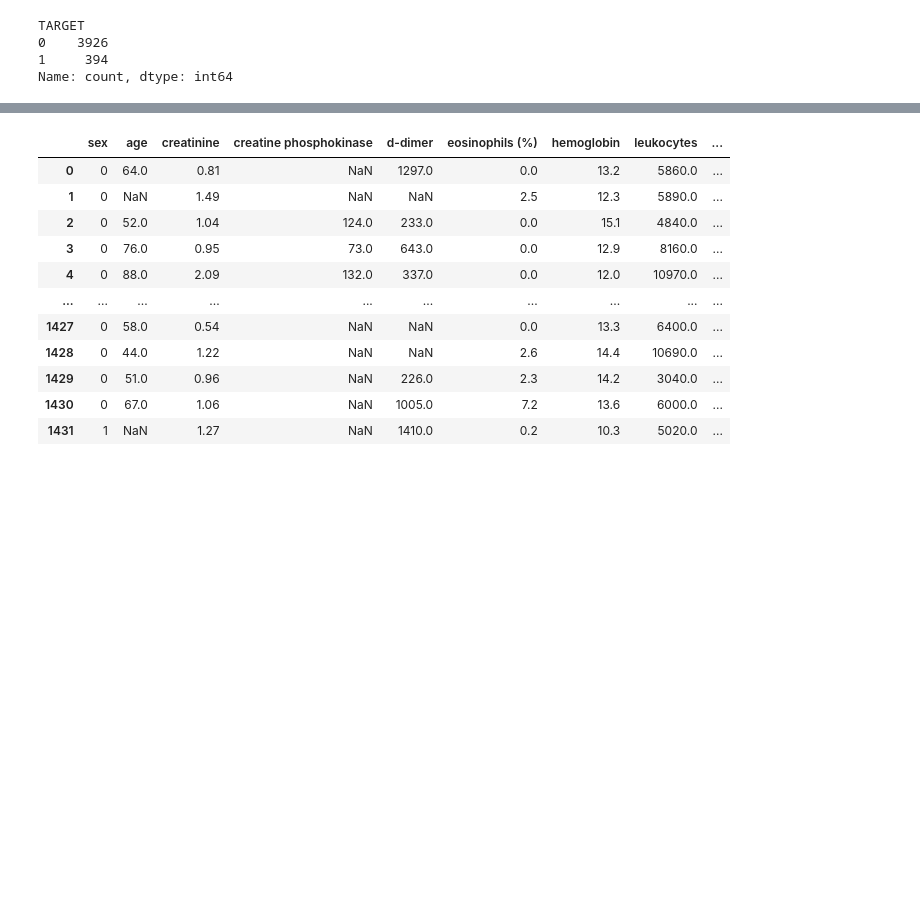
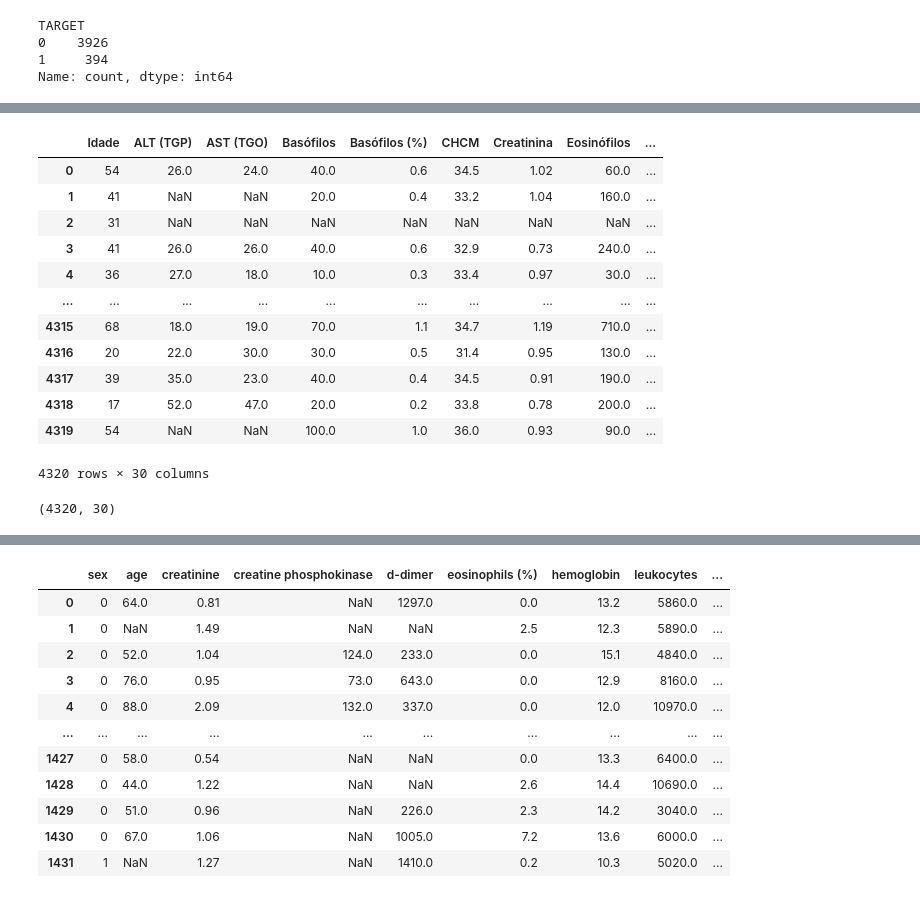
Before and after one commit to filipeloyola/LPMD-applied-COVID-19-datasets, a Jupyter notebook: ML_notebook.ipynb, the cells around one changed output, grey strips where cells are left out. Cells and saved outputs as stored; diff of their text form; code cells hidden in the pictures; blank space fills up the shorter version.

```diff
--- a/ML_notebook.ipynb
+++ b/ML_notebook.ipynb
@@ -200,0 +433,21 @@ Name: count, dtype: int64
+# %%
+dataset2 = dataset2.drop(columns=["ID_PACIENTE"])
+
+display(dataset2)
+
+dataset2.shape
+# %% [output]
+|  | Idade | ALT (TGP) | AST (TGO) | Basófilos | Basófilos (%) | CHCM | Creatinina | Eosinófilos | ... |
+| 0 | 54 | 26.0 | 24.0 | 40.0 | 0.6 | 34.5 | 1.02 | 60.0 | ... |
+| 1 | 41 | NaN | NaN | 20.0 | 0.4 | 33.2 | 1.04 | 160.0 | ... |
+| 2 | 31 | NaN | NaN | NaN | NaN | NaN | NaN | NaN | ... |
+| 3 | 41 | 26.0 | 26.0 | 40.0 | 0.6 | 32.9 | 0.73 | 240.0 | ... |
+| 4 | 36 | 27.0 | 18.0 | 10.0 | 0.3 | 33.4 | 0.97 | 30.0 | ... |
+| ... | ... | ... | ... | ... | ... | ... | ... | ... | ... |
+| 4315 | 68 | 18.0 | 19.0 | 70.0 | 1.1 | 34.7 | 1.19 | 710.0 | ... |
+| 4316 | 20 | 22.0 | 30.0 | 30.0 | 0.5 | 31.4 | 0.95 | 130.0 | ... |
+| 4317 | 39 | 35.0 | 23.0 | 40.0 | 0.4 | 34.5 | 0.91 | 190.0 | ... |
+| 4318 | 17 | 52.0 | 47.0 | 20.0 | 0.2 | 33.8 | 0.78 | 200.0 | ... |
+| 4319 | 54 | NaN | NaN | 100.0 | 1.0 | 36.0 | 0.93 | 90.0 | ... |
+4320 rows × 30 columns
+(4320, 30)
```
Also changed, not shown: parts of 39 cells of this notebook, 19 other files.
